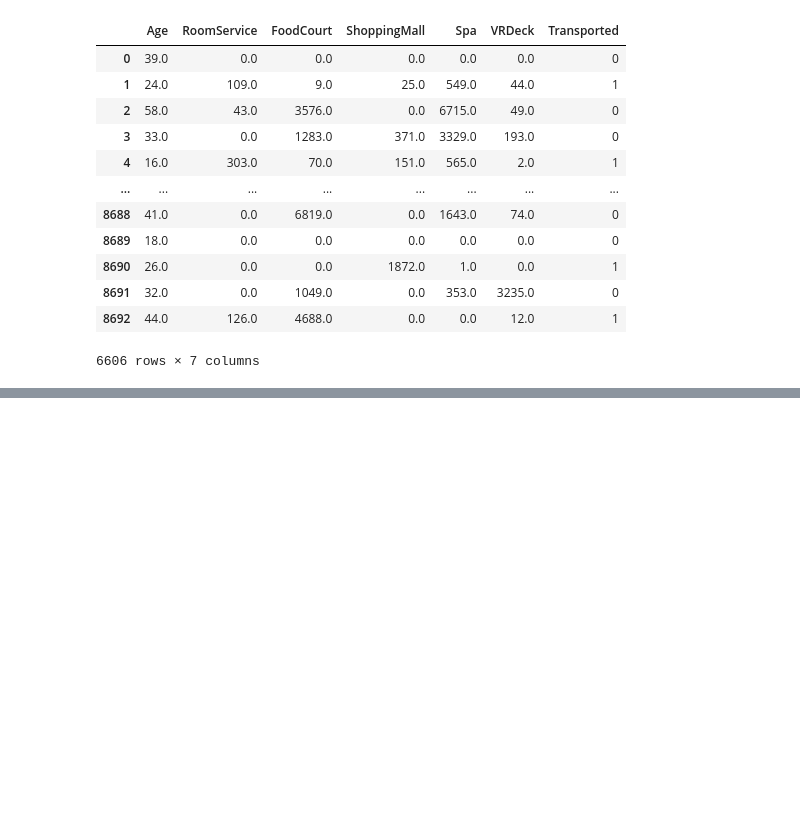
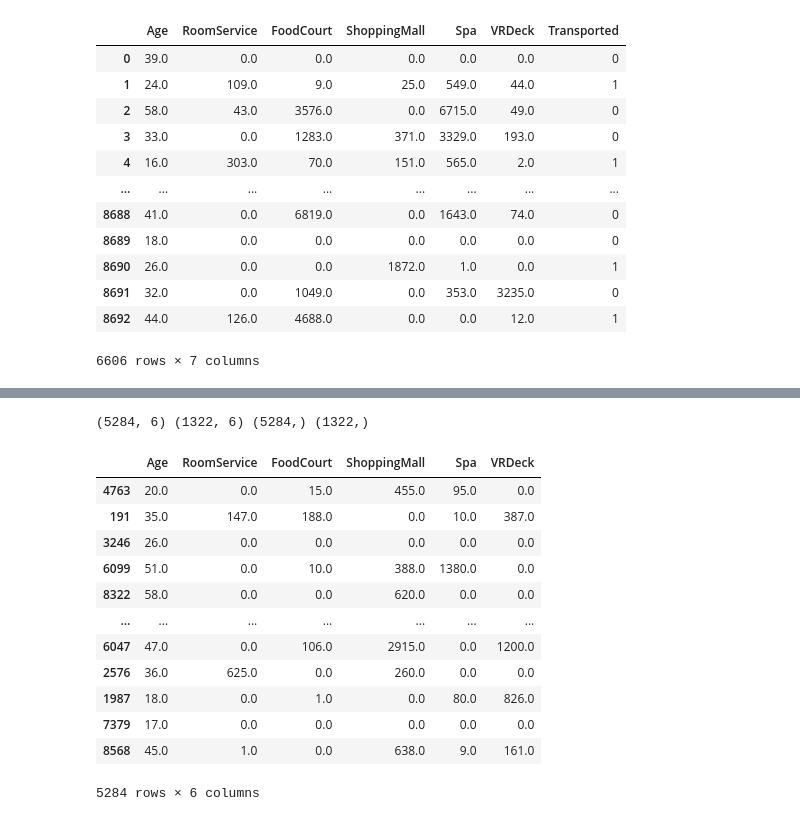
Before and after one commit to sainthm/MGS_AI_DS, a Jupyter notebook: YDK/spaceship-titanic/sklearn_tutorial_Spaceship_Titanic_Prediction_Tutorial.ipynb, the cells around one changed output, grey strips where cells are left out. Cells and saved outputs as stored; diff of their text form; code cells hidden in the pictures; blank space fills up the shorter version.

```diff
--- a/YDK/spaceship-titanic/sklearn_tutorial_Spaceship_Titanic_Prediction_Tutorial.ipynb
+++ b/YDK/spaceship-titanic/sklearn_tutorial_Spaceship_Titanic_Prediction_Tutorial.ipynb
@@ -257,0 +282,27 @@ train # 앙상한 데이터로 변경...😭
+# %%
+from sklearn.model_selection import train_test_split
+
+X = train.drop(columns="Transported") # 학습에 사용할 feature vector
+y = train.Transported # 타겟 밸류!
+
+# 트테트테로 외워보도록 하자!
+X_train, X_test, y_train, y_test = train_test_split(X, y, test_size=0.2)
+print(X_train.shape, X_test.shape, y_train.shape, y_test.shape)
+# %% [output]
+(5284, 6) (1322, 6) (5284,) (1322,)
+# %%
+X_train # 무작위로 셔플된 데이터, ranodm으로 섞기 때문에 재실행시키면 바뀜,
+# %% [output]
+|  | Age | RoomService | FoodCourt | ShoppingMall | Spa | VRDeck |
+| 4763 | 20.0 | 0.0 | 15.0 | 455.0 | 95.0 | 0.0 |
+| 191 | 35.0 | 147.0 | 188.0 | 0.0 | 10.0 | 387.0 |
+| 3246 | 26.0 | 0.0 | 0.0 | 0.0 | 0.0 | 0.0 |
+| 6099 | 51.0 | 0.0 | 10.0 | 388.0 | 1380.0 | 0.0 |
+| 8322 | 58.0 | 0.0 | 0.0 | 620.0 | 0.0 | 0.0 |
+| ... | ... | ... | ... | ... | ... | ... |
+| 6047 | 47.0 | 0.0 | 106.0 | 2915.0 | 0.0 | 1200.0 |
+| 2576 | 36.0 | 625.0 | 0.0 | 260.0 | 0.0 | 0.0 |
+| 1987 | 18.0 | 0.0 | 1.0 | 0.0 | 80.0 | 826.0 |
+| 7379 | 17.0 | 0.0 | 0.0 | 0.0 | 0.0 | 0.0 |
+| 8568 | 45.0 | 1.0 | 0.0 | 638.0 | 9.0 | 161.0 |
+5284 rows × 6 columns
```
Also changed, not shown: parts of 6 cells of this notebook.
